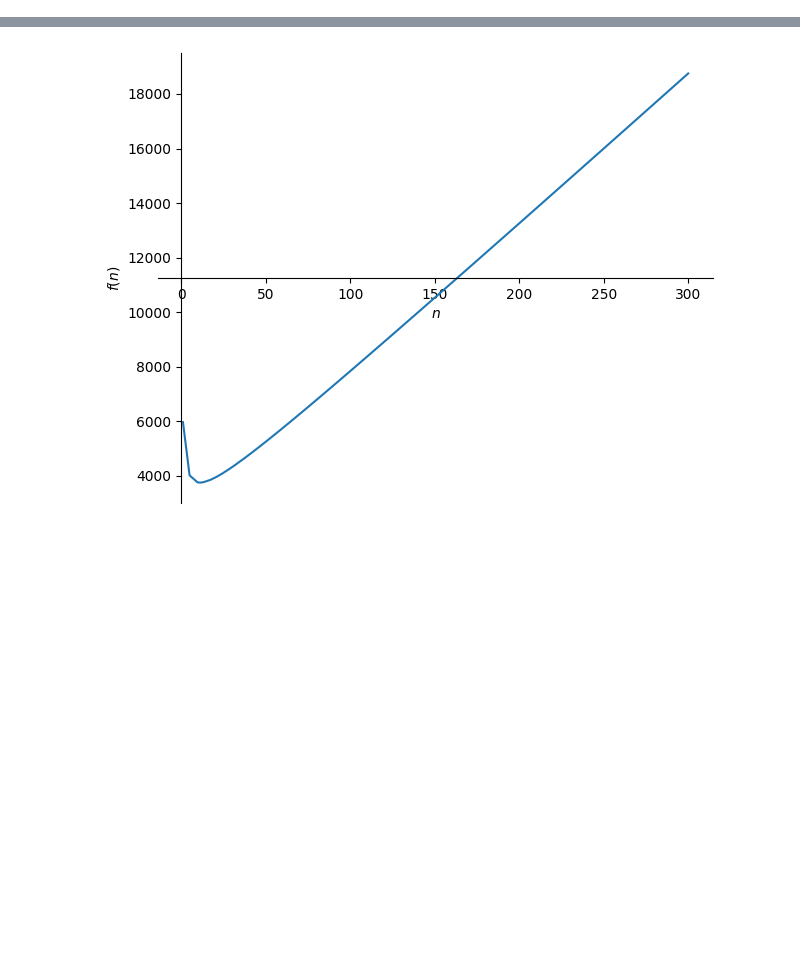
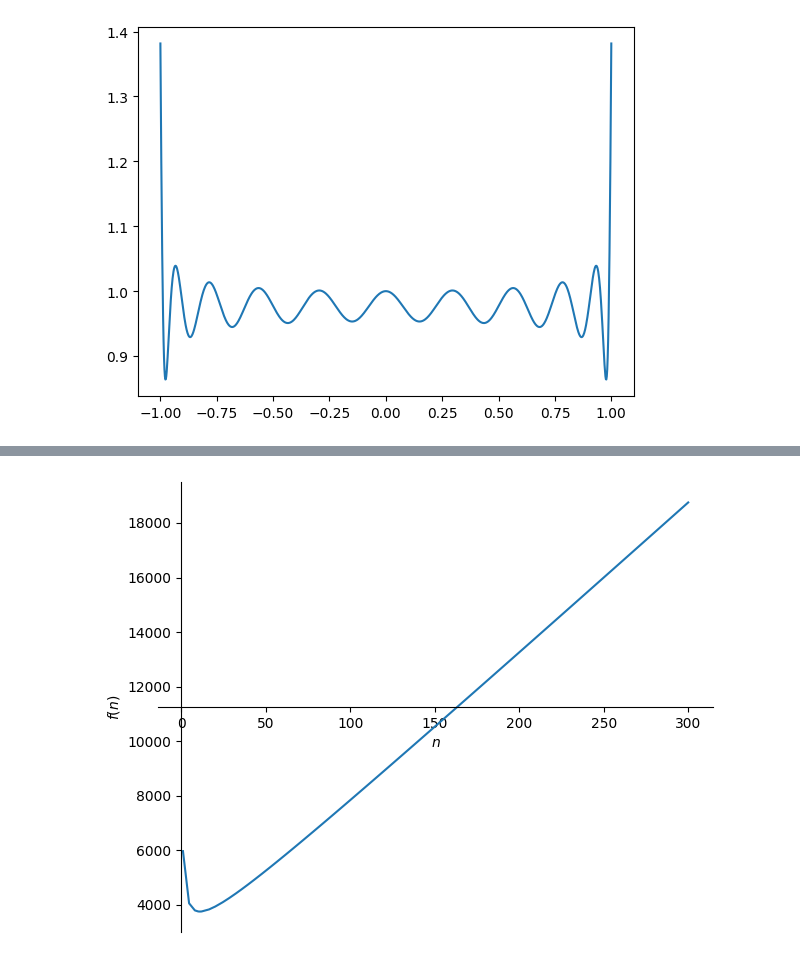
Before and after one commit to ivankirev13/Performative-Regression, a Jupyter notebook: performative_regression.ipynb, the cells around one changed output, grey strips where cells are left out. Saved outputs shown, nothing was run; the diff lists cells and outputs as text; code cells hidden in the pictures; blank space fills up the shorter version.

```diff
--- a/performative_regression.ipynb
+++ b/performative_regression.ipynb
@@ -235,4 +297,26 @@ class Performative_Regression:
         plt.scatter(true_min, self.true_loss(true_min), label=r'$\theta_{PO}$', color='k')
         plt.scatter(estimated_min, self.true_loss(estimated_min), label=r'$\hat{\theta}_{PO}$', marker='x', color='r')
         plt.xlabel(r"$\theta$")
+# %%
+pr = Performative_Regression(k=10, n=1, T=1, sigma=1, M=np.sqrt(2))
+
+def lag(theta):
+    lagrange_squared_sum = 0
+
+    for i in range(pr.k+1):
+
+        lagrange_square = 1
+        for j in range(pr.k+1):
+            if j != i:
+                lagrange_square = lagrange_square * (theta - pr.thetas[j]) / (pr.thetas[i] - pr.thetas[j])
+
+        lagrange_squared_sum += lagrange_square**2
+
+    return np.sqrt(lagrange_squared_sum)
+
+t = np.linspace(-1, 1, 1000)
+plt.plot(t, lag(t))
+plt.show()
+# %% [output]
+[figure, added]
 # %%
```
Also changed, not shown: parts of 9 cells of this notebook.
